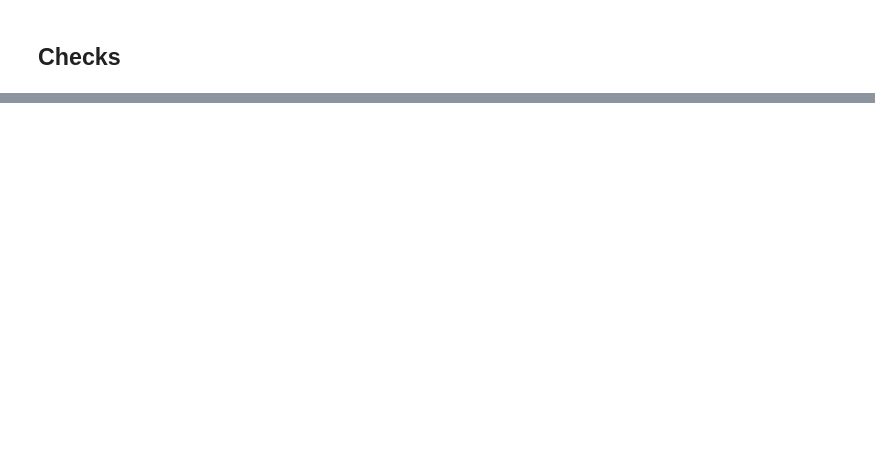
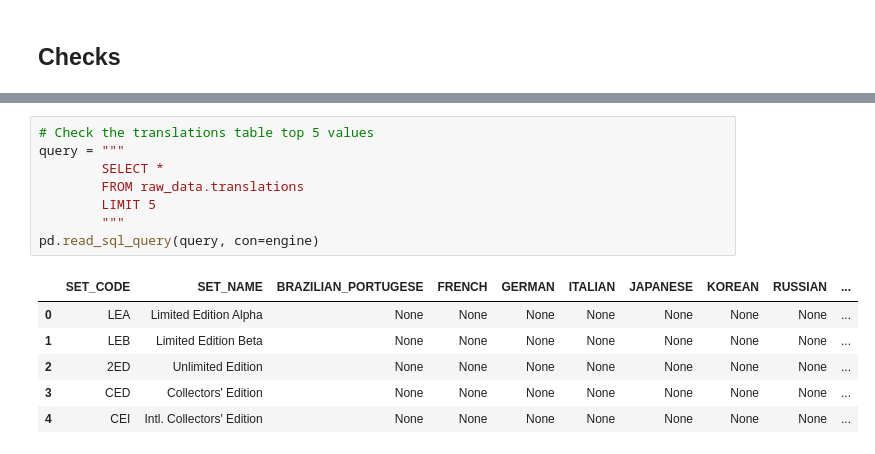
Before and after one commit to demonkeyfire/mtg-analysis-and-modelling, a Jupyter notebook: notebooks/set_list.ipynb, the cells around one changed output, grey strips where cells are left out. Drawn from its saved outputs; the diff is of its cells as text; blank space fills up the shorter version.

```diff
--- a/notebooks/set_list.ipynb
+++ b/notebooks/set_list.ipynb
@@ -771,0 +1038,15 @@ pd.read_sql_query(query, con=engine)
+# %%
+# Check the translations table top 5 values
+query = """
+        SELECT *
+        FROM raw_data.translations
+        LIMIT 5
+        """
+pd.read_sql_query(query, con=engine)
+# %% [output]
+|  | SET_CODE | SET_NAME | BRAZILIAN_PORTUGESE | FRENCH | GERMAN | ITALIAN | JAPANESE | KOREAN | RUSSIAN | ... |
+| 0 | LEA | Limited Edition Alpha | None | None | None | None | None | None | None | ... |
+| 1 | LEB | Limited Edition Beta | None | None | None | None | None | None | None | ... |
+| 2 | 2ED | Unlimited Edition | None | None | None | None | None | None | None | ... |
+| 3 | CED | Collectors' Edition | None | None | None | None | None | None | None | ... |
+| 4 | CEI | Intl. Collectors' Edition | None | None | None | None | None | None | None | ... |
```
Also changed, not shown: parts of 65 cells of this notebook, 1 other file.
